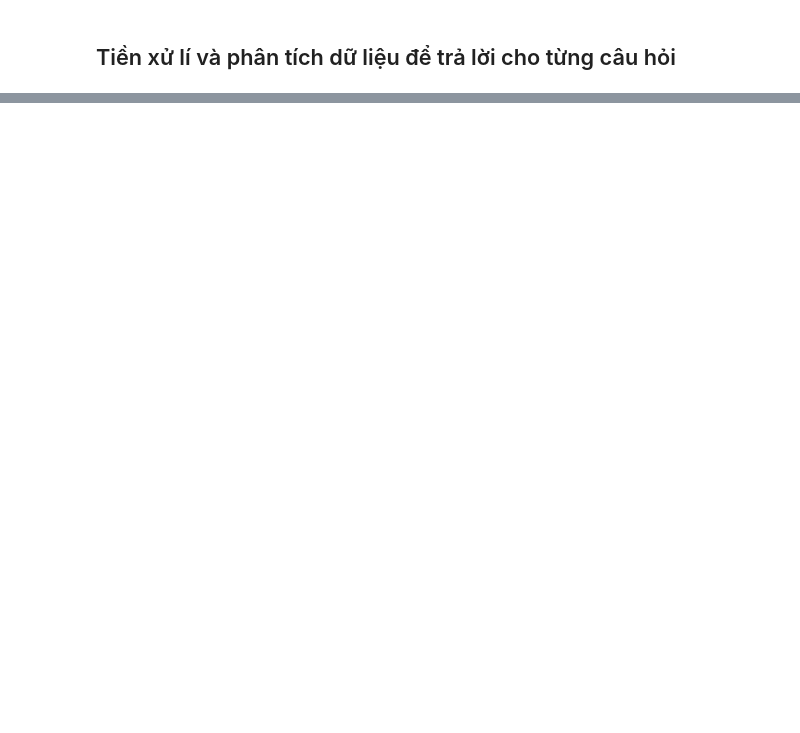
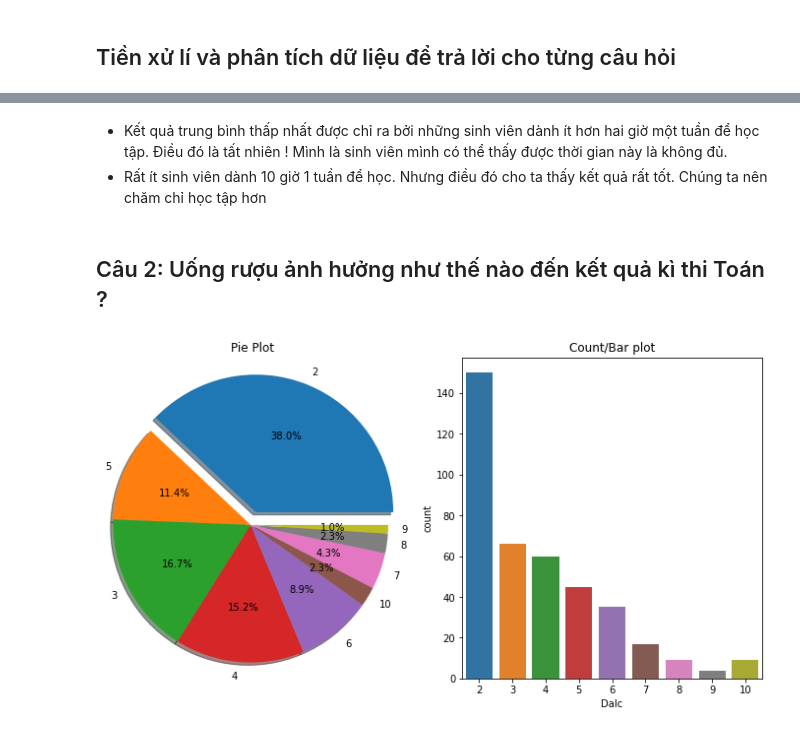
Before and after one commit to ngohuudang/P4DS_FinalProject, a Jupyter notebook: final.ipynb, the cells around one changed output, grey strips where cells are left out. Drawn from its saved outputs; the diff is of its cells as text; code cells hidden in the pictures; blank space fills up the shorter version.

```diff
--- a/final.ipynb
+++ b/final.ipynb
@@ -296,0 +335,28 @@ student_df["Medu"].value_counts().idxmin()
+# %% [markdown]
+- Kết quả trung bình thấp nhất được chỉ ra bởi những sinh viên dành ít hơn hai giờ một tuần để học tập. Điều đó là tất nhiên ! Mình là sinh viên mình có thể thấy được thời gian này là không đủ.
+- Rất ít sinh viên dành 10 giờ 1 tuần để học. Nhưng điều đó cho ta thấy kết quả rất tốt. Chúng ta nên chăm chỉ học tập hơn
+# %% [markdown]
+## Câu 2: Uống rượu ảnh hưởng như thế nào đến kết quả kì thi Toán ?
+# %%
+# Pie plot & Bar plot
+#setup pie plot
+labels= student_mat_df["Dalc"].unique()
+sizes = student_mat_df["Dalc"].value_counts()[labels]
+explode = (0.1, 0, 0, 0, 0, 0, 0, 0, 0)  # explode 1st slice
+sizes
+fig, (ax1, ax2) = plt.subplots(1, 2, figsize=(12,6))
+
+#plotting pie plot
+ax1.pie(sizes,
+        explode=explode,
+        labels=labels,
+        autopct='%1.1f%%',
+        shadow=True);
+ax1.axis('equal')
+ax1.set_title("Pie Plot")
+#plotting bar plot
+sns.countplot(x="Dalc",
+              data=student_mat_df,
+              ax=ax2).set_title("Count/Bar plot");
+# %% [output]
+[figure, added]
```
Also changed, not shown: parts of 26 cells of this notebook.
